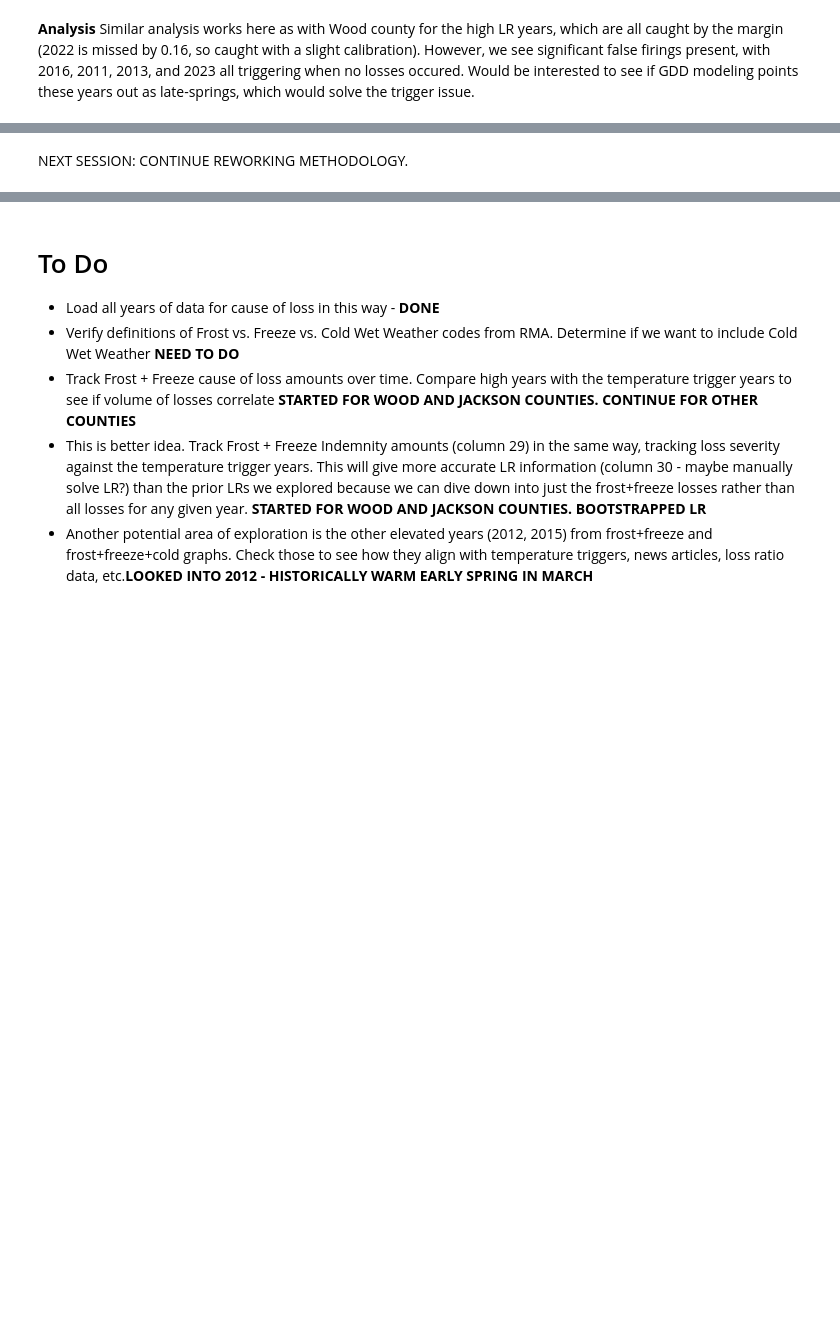
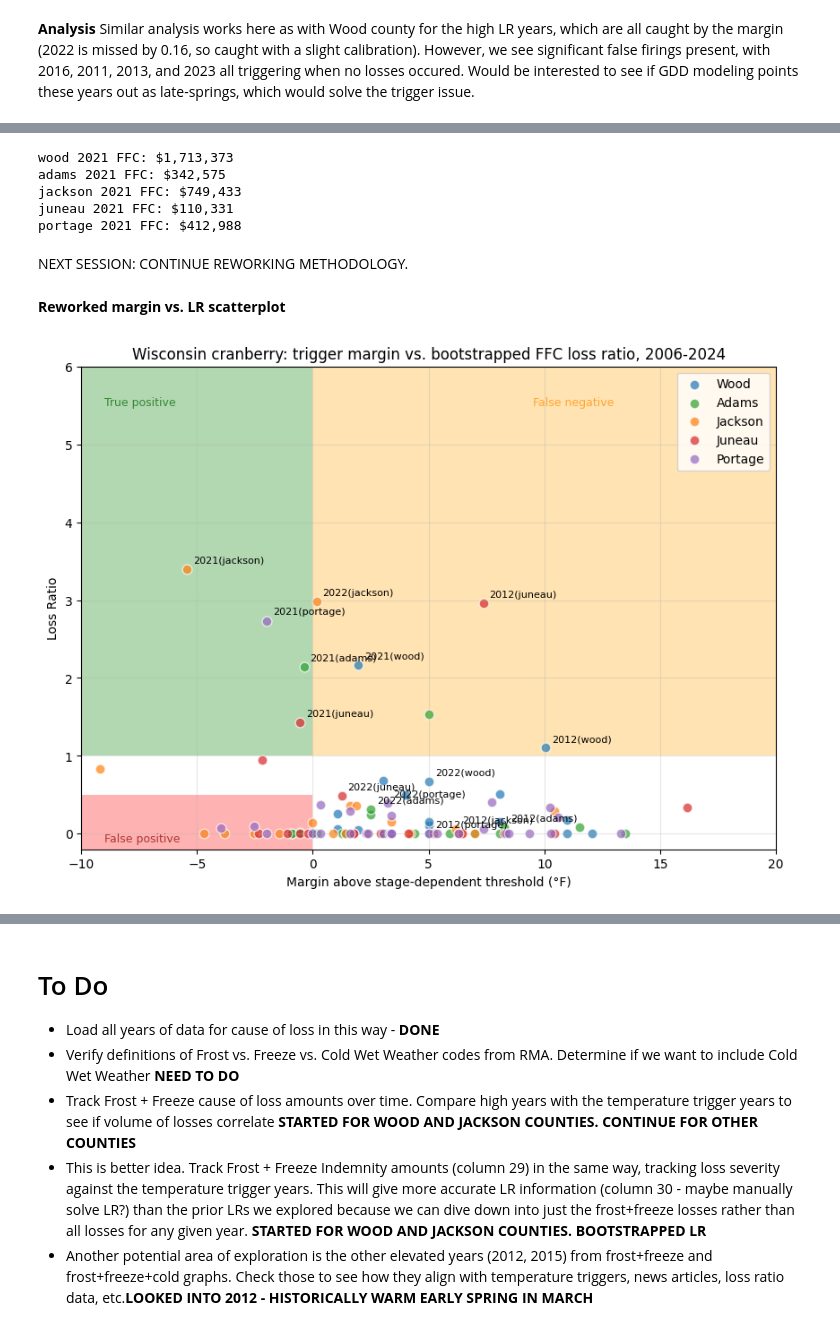
Before and after one commit to michaeljschumacher/parametric-cranberry, a Jupyter notebook: parametric_cranberry.ipynb, the cells around one changed output, grey strips where cells are left out. Cells and saved outputs as stored; diff of their text form; code cells hidden in the pictures; blank space fills up the shorter version.

```diff
--- a/parametric_cranberry.ipynb
+++ b/parametric_cranberry.ipynb
@@ -929,2 +919,17 @@ Note: the graph does not plot for zeros. Will have to adjust for that.
+# %%
+def ffc_lr_by_county(full_cran,counties_dictionary,county_code,county_name,):
+    full_county = full_cran[(full_cran["countycode"]==county_code)]
+    ffc_county = full_county[(full_county["causeoflosscode"]=="41")|(full_county["causeoflosscode"]=="42")|(full_county["causeoflosscode"]=="44")]
+    ffc_county_year = ffc_county.groupby('year').agg(
+    FFC_Losses = ("IndemnityAmt", "sum"),
+    record_count = ("IndemnityAmt", "count")).reset_index()
+    ffc_county_year = ffc_county_year.merge(counties_dictionary[county_name], on = 'year', how = 'right')
+    ffc_county_year = ffc_county_year.drop(columns=['Indemnity ($)', 'Loss Ratio', 'Policies Sold', 'Policies Indemnified','record_count']).sort_values(by='margin')
+    ffc_county_year["FFC_Losses"]=ffc_county_year["FFC_Losses"].fillna(0)
+    ffc_county_year["FFC LR"]= ffc_county_year['FFC_Losses'] / ffc_county_year['Total Prem ($)']
+    return ffc_county_year
+# %%
+county_codes = {"wood": 141, "adams": 1, "jackson": 53, "juneau": 57, "portage": 97}
+ffc_results = {name: ffc_lr_by_county(full_cran, counties, code, name) for name, code in county_codes.items()}
 # %%
 #Filter to Wood data
@@ -1003,2 +1042,58 @@ Similar analysis works here as with Wood county for the high LR years, which are
+# %%
+# Validate 5 county differences
+for name, df in ffc_results.items():
+    val = df[df["year"]==2021]["FFC_Losses"].values[0]
+    print(f"{name} 2021 FFC: ${val:,.0f}")
+# %% [output]
+wood 2021 FFC: $1,713,373
+adams 2021 FFC: $342,575
+jackson 2021 FFC: $749,433
+juneau 2021 FFC: $110,331
+portage 2021 FFC: $412,988
 # %% [markdown]
 NEXT SESSION: CONTINUE REWORKING METHODOLOGY.
+# %% [markdown]
+**Reworked margin vs. LR scatterplot**
+# %%
+fig, ax = plt.subplots(figsize=(10, 7))
+
+# Set rectangles
+ax.set_xlim(-10, 20)
+ax.set_ylim(-0.2, 6)
+
+# True positive: triggered and real loss (LR > 1.0)
+ax.add_patch(Rectangle((-10, 1.0), 10, 5, facecolor = "green", alpha = 0.3, zorder = 0))
+ax.text(-9, 5.5, "True positive", fontsize = 9, color = "darkgreen", alpha = 0.7)
+# False positive: triggered but no real loss (LR < 0.5)
+ax.add_patch(Rectangle((-10, -0.2), 10, 0.7, facecolor = "red", alpha = 0.3, zorder = 0))
+ax.text(-9, -0.1, "False positive", fontsize = 9, color = "darkred", alpha = 0.7)
+# False negative: not triggered but real loss (LR > 1.0)
+ax.add_patch(Rectangle((0,1.0), 20, 5, facecolor = "orange", alpha = 0.3, zorder = 0))
+ax.text(13, 5.5, "False negative", fontsize = 9, color = "darkorange", alpha = 0.7, horizontalalignment="right")
+
+
+# Plot data
+colors = {"wood": "C0","jackson": "C1","adams": "C2","juneau": "C3", "portage": "C4"}
+for name, df in ffc_results.items():
+    ax.scatter(df["margin"],df["FFC LR"],
+              label=name.capitalize(), color=colors[name],s=60,alpha=0.7, edgecolor="white")
+
+ax.set_xlabel("Margin above stage-dependent threshold (°F)")
+ax.set_ylabel("Loss Ratio")
+ax.set_title("Wisconsin cranberry: trigger margin vs. bootstrapped FFC loss ratio, 2006-2024")
+ax.legend()
+ax.grid(alpha=0.3)
+
+
+for name, df in ffc_results.items():
+    row_2021 = df[df["year"] == 2021].iloc[0]
+    ax.annotate(f"2021({name})", xy=(row_2021["margin"],row_2021["FFC LR"]), xytext=(5,5), textcoords="offset points", fontsize = 8)
+    row_2012 = df[df["year"] == 2012].iloc[0]
+    ax.annotate(f"2012({name})", xy=(row_2012["margin"],row_2012["FFC LR"]), xytext=(5,5), textcoords="offset points", fontsize = 8)
+
+for name, df in ffc_results.items():
+    row_2022 = df[df["year"] == 2022].iloc[0]
+    ax.annotate(f"2022({name})", xy=(row_2022["margin"],row_2022["FFC LR"]), xytext=(5,5), textcoords="offset points", fontsize = 8)
+plt.show()
+# %% [output]
+[figure, added]
```
Also changed, not shown: parts of 17 cells of this notebook, 2 other files.
